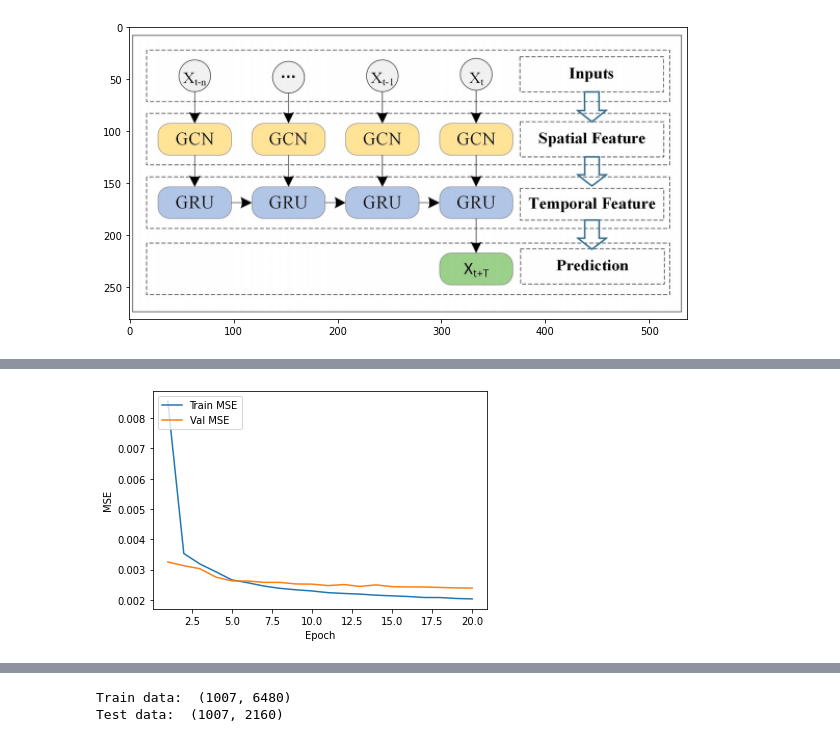
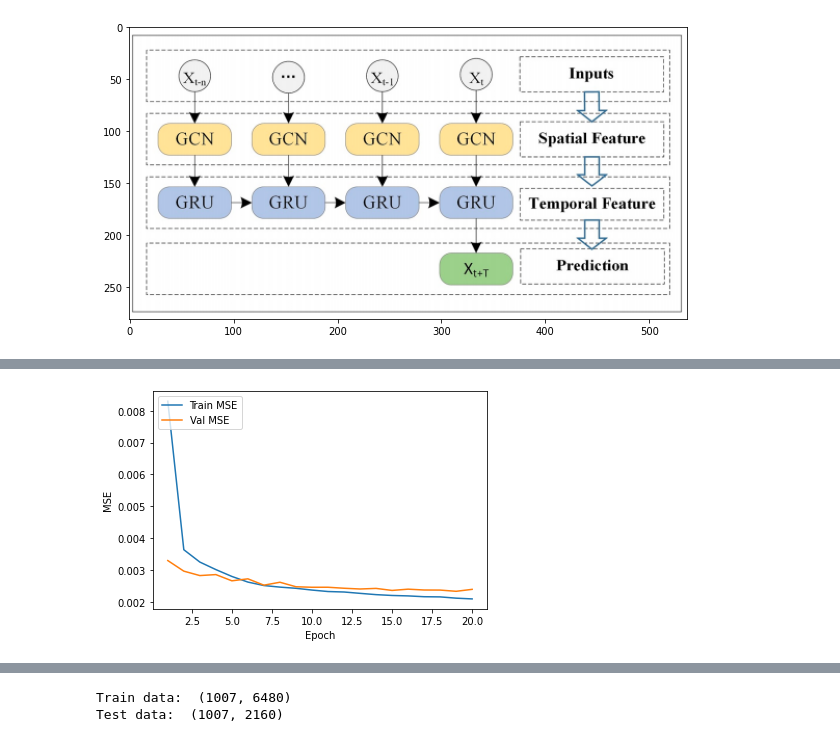
Before and after one commit to mhmdrdwn/traffic, a Jupyter notebook: notebooks/tgcn-seoul-dataset.ipynb, the cells around one changed output, grey strips where cells are left out. Cells and saved outputs as stored; diff of their text form; code cells hidden in the pictures.

```diff
--- a/notebooks/tgcn-seoul-dataset.ipynb
+++ b/notebooks/tgcn-seoul-dataset.ipynb
@@ -201,7 +202,6 @@ plt.show()
 # %% [output]
 [figure]
 # %%
-
 from stellargraph.layer import GCN_LSTM
 import tensorflow as tf
 from tensorflow import keras
@@ -220,6 +220,8 @@ def build_model():
 
     x_input, x_output = gcn_lstm.in_out_tensors()
     model = Model(inputs=x_input, outputs=x_output)
-    model.compile(optimizer="adam", loss="mae", metrics=["mse"])
+    model.compile(optimizer="adam", loss="mse")
 
     return model
+
+clear_output()
@@ -286,19 +269,19 @@ Epoch 20/20
 # %%
-mse = history.history['mse']
+#mse = history.history['mse']
 loss = history.history['loss']
-val_mse = history.history['val_mse']
+#val_mse = history.history['val_mse']
 val_loss = history.history['val_loss']
 
-epochs = range(1, len(mse)+1)
+epochs = range(1, len(loss)+1)
 
-plt.plot(epochs, mse, label='Train MSE')
-plt.plot(epochs, val_mse, label='Val MSE')
+plt.plot(epochs, loss, label='Train MSE')
+plt.plot(epochs, val_loss, label='Val MSE')
 plt.xlabel('Epoch')
 plt.ylabel('MSE')
 plt.legend(loc="upper left")
 plt.show()
 # %% [output]
-[figure, old version]
+[figure, new version]
 # %%
 train_preds = model.predict(X_train)
 test_preds = model.predict(X_test)
```
Also changed, not shown: parts of 18 cells of this notebook.
